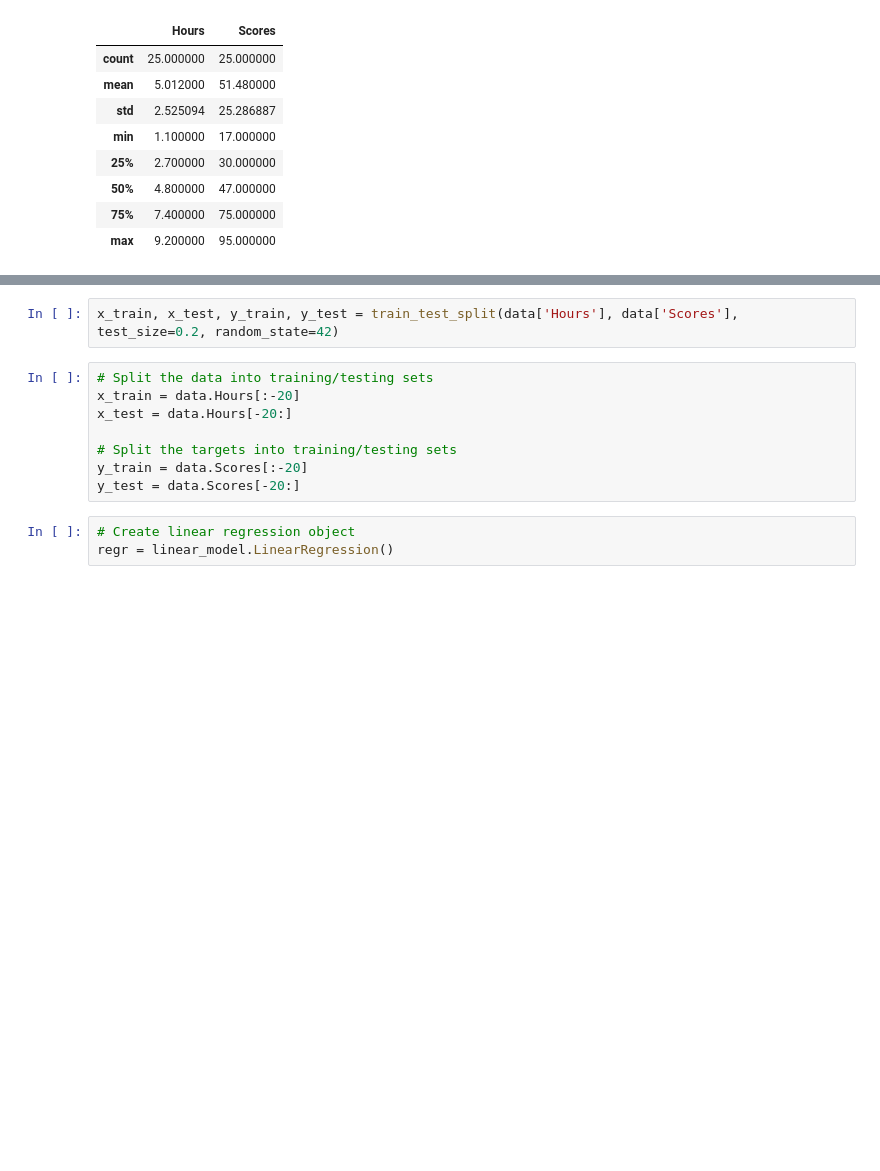
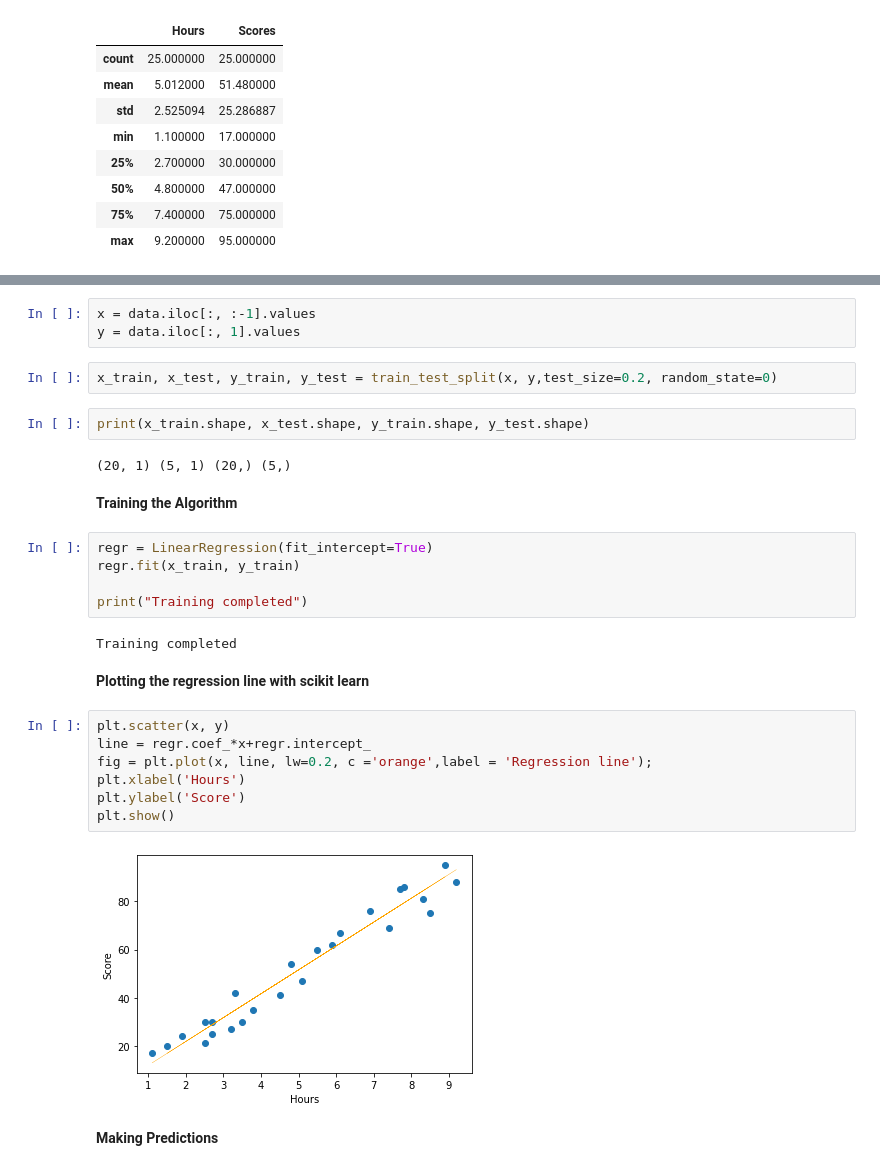
Before and after one commit to AveiroR7/Braintester, a Jupyter notebook: Braintester.ipynb, the cells around one changed output, grey strips where cells are left out. Cells and saved outputs as stored; diff of their text form; blank space fills up the shorter version.

```diff
--- a/Braintester.ipynb
+++ b/Braintester.ipynb
@@ -96,13 +101,31 @@ sns.jointplot(x=data['Hours'], y=data['Scores'], data=data, kind='reg')
+# %%
+x = data.iloc[:, :-1].values
+y = data.iloc[:, 1].values
 # %%
-x_train, x_test, y_train, y_test = train_test_split(data['Hours'], data['Scores'], test_size=0.2, random_state=42)
+x_train, x_test, y_train, y_test = train_test_split(x, y,test_size=0.2, random_state=0)
-# %%
-# Split the data into training/testing sets
-x_train = data.Hours[:-20]
-x_test = data.Hours[-20:]
-
-# Split the targets into training/testing sets
-y_train = data.Scores[:-20]
-y_test = data.Scores[-20:]
-# %%
-# Create linear regression object
-regr = linear_model.LinearRegression()
+# %%
+print(x_train.shape, x_test.shape, y_train.shape, y_test.shape)
+# %% [output]
+(20, 1) (5, 1) (20,) (5,)
+# %% [markdown]
+**Training the Algorithm**
+# %%
+regr = LinearRegression(fit_intercept=True)
+regr.fit(x_train, y_train)
+
+print("Training completed")
+# %% [output]
+Training completed
+# %% [markdown]
+**Plotting the regression line with scikit learn**
+# %%
+plt.scatter(x, y)
+line = regr.coef_*x+regr.intercept_
+fig = plt.plot(x, line, lw=0.2, c ='orange',label = 'Regression line');
+plt.xlabel('Hours')
+plt.ylabel('Score')
+plt.show()
+# %% [output]
+[figure, added]
+# %% [markdown]
+**Making Predictions**
```
Also changed, not shown: parts of 13 cells of this notebook.
